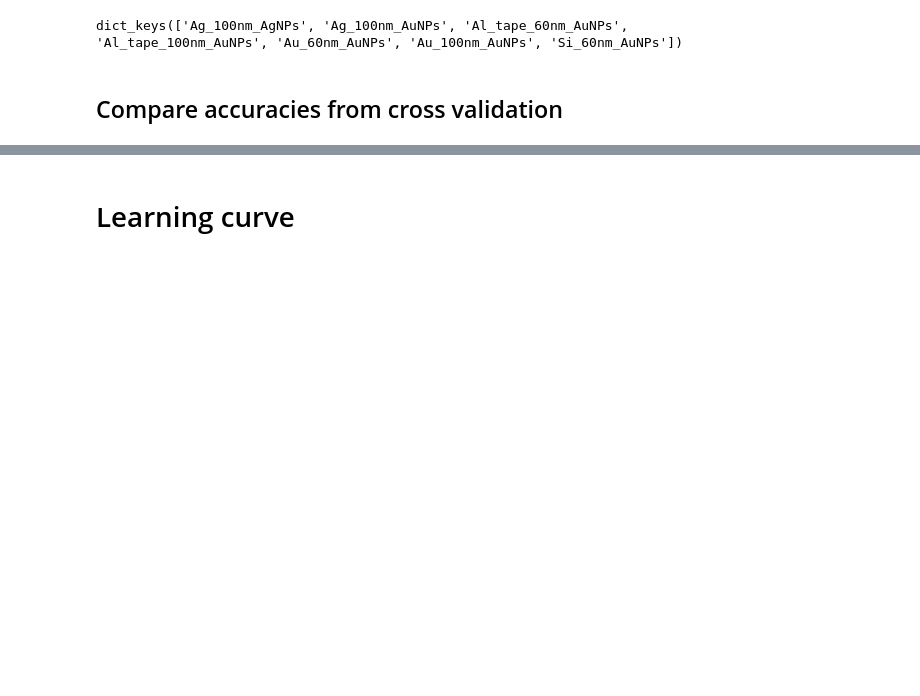
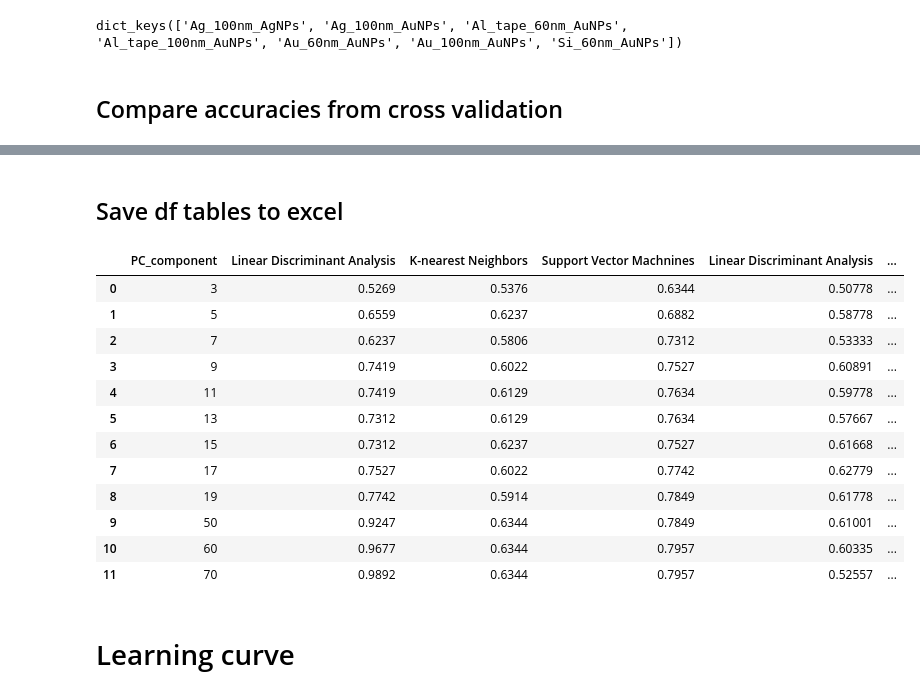
Before and after one commit to Sam-AI13/SERS-and-proteinuria, a Jupyter notebook: Classification of patients (part 3).ipynb, the cells around one changed output, grey strips where cells are left out. Saved outputs shown, nothing was run; the diff lists cells and outputs as text; code cells hidden in the pictures; blank space fills up the shorter version.

```diff
--- a/Classification of patients (part 3).ipynb
+++ b/Classification of patients (part 3).ipynb
@@ -559,0 +542,4 @@ df
+# %%
+df = pd.DataFrame.from_dict(results_acc[key_set])
+df['PC_score'] = PC_range
+df
@@ -560,3 +560,45 @@ df
+# %% [markdown]
+## Save df tables to excel
+# %%
+file_excel = 'summary tables ACC.xlsx'
+
+writer = pd.ExcelWriter(file_excel)
+
+for key_set in results_acc:
+
+    # no crossvalidation
+    df = pd.DataFrame.from_dict( results_acc[key_set] )
+
+    # crossvalidation
+    df_cv = pd.DataFrame.from_dict( results_acc_mean_cv[key_set] )
+
+    # merge
+    df_merged = pd.concat([df, df_cv], axis =1)
+
+    # insert PC component at the first place
+    df_merged.insert(0, 'PC_component', PC_range)
+
+    # save to excel
+    df_merged.to_excel(writer, sheet_name=key_set, index=False)
+
+writer.save()
+writer.close()
+# %%
+df_merged
+# %% [output]
+|  | PC_component | Linear Discriminant Analysis | K-nearest Neighbors | Support Vector Machnines | Linear Discriminant Analysis | ... |
+| 0 | 3 | 0.5269 | 0.5376 | 0.6344 | 0.50778 | ... |
+| 1 | 5 | 0.6559 | 0.6237 | 0.6882 | 0.58778 | ... |
+| 2 | 7 | 0.6237 | 0.5806 | 0.7312 | 0.53333 | ... |
+| 3 | 9 | 0.7419 | 0.6022 | 0.7527 | 0.60891 | ... |
+| 4 | 11 | 0.7419 | 0.6129 | 0.7634 | 0.59778 | ... |
+| 5 | 13 | 0.7312 | 0.6129 | 0.7634 | 0.57667 | ... |
+| 6 | 15 | 0.7312 | 0.6237 | 0.7527 | 0.61668 | ... |
+| 7 | 17 | 0.7527 | 0.6022 | 0.7742 | 0.62779 | ... |
+| 8 | 19 | 0.7742 | 0.5914 | 0.7849 | 0.61778 | ... |
+| 9 | 50 | 0.9247 | 0.6344 | 0.7849 | 0.61001 | ... |
+| 10 | 60 | 0.9677 | 0.6344 | 0.7957 | 0.60335 | ... |
+| 11 | 70 | 0.9892 | 0.6344 | 0.7957 | 0.52557 | ... |
 # %% [markdown]
 # Learning curve
 # %%
```
Also changed, not shown: parts of 21 cells of this notebook.
